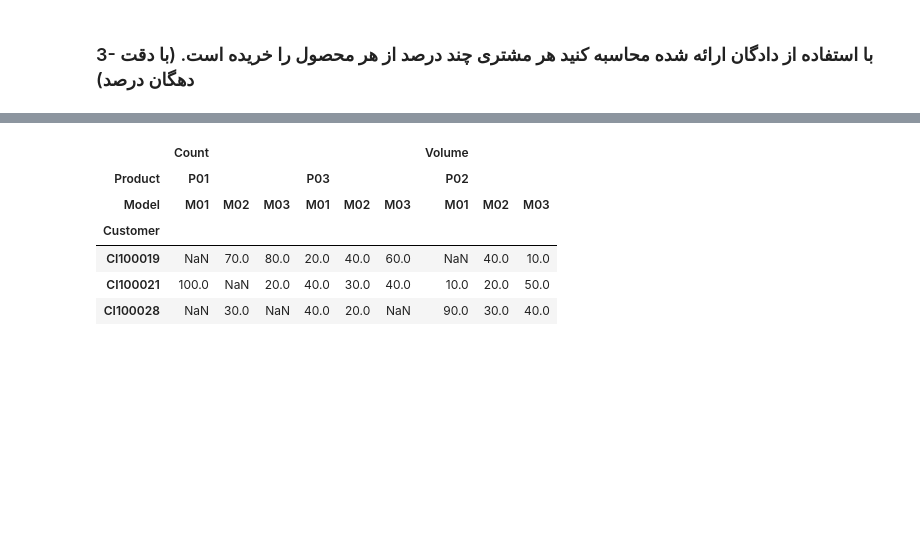
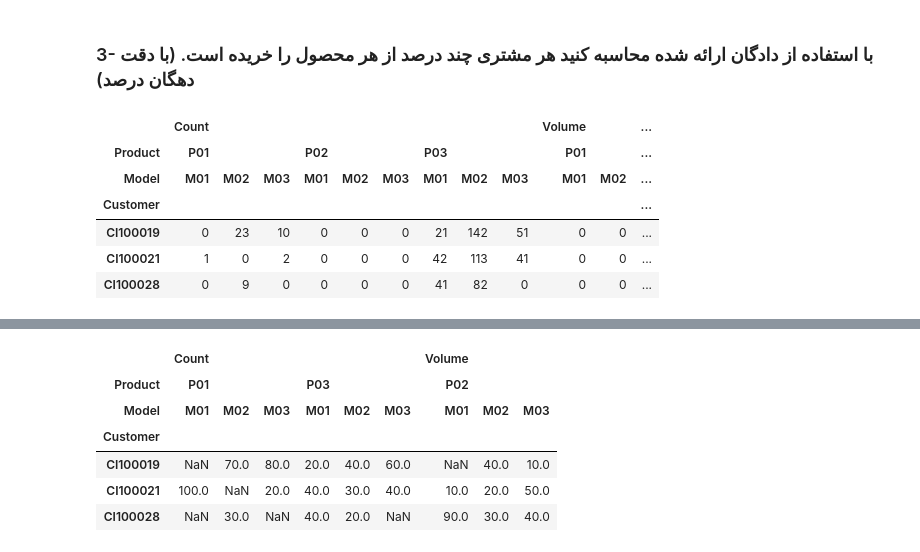
Before and after one commit to MapsaBootCamp/ML3_EXERCISE, a Jupyter notebook: exam3 pandas regex without answer.ipynb, the cells around one changed output, grey strips where cells are left out. Saved outputs shown, nothing was run; the diff lists cells and outputs as text; code cells hidden in the pictures; blank space fills up the shorter version.

```diff
--- a/exam3 pandas regex without answer.ipynb
+++ b/exam3 pandas regex without answer.ipynb
@@ -10,0 +15,11 @@
+# %%
+cpm_p_table = pd.pivot_table(data= df , index="Customer" , columns=["Product" , "Model"],aggfunc="sum",fill_value=0,margins=False)
+cpm_p_table = cpm_p_table.apply(lambda x: round(100*x/sum(x),-1)).dropna(axis=1)
+# %% [output]
+|  | Count |  |  |  |  |  |  |  |  | Volume |  | ... |
+| Product | P01 |  |  | P02 |  |  | P03 |  |  | P01 |  | ... |
+| Model | M01 | M02 | M03 | M01 | M02 | M03 | M01 | M02 | M03 | M01 | M02 | ... |
+| Customer |  |  |  |  |  |  |  |  |  |  |  | ... |
+| CI100019 | 0 | 23 | 10 | 0 | 0 | 0 | 21 | 142 | 51 | 0 | 0 | ... |
+| CI100021 | 1 | 0 | 2 | 0 | 0 | 0 | 42 | 113 | 41 | 0 | 0 | ... |
+| CI100028 | 0 | 9 | 0 | 0 | 0 | 0 | 41 | 82 | 0 | 0 | 0 | ... |
```
Also changed, not shown: parts of 7 cells of this notebook.
